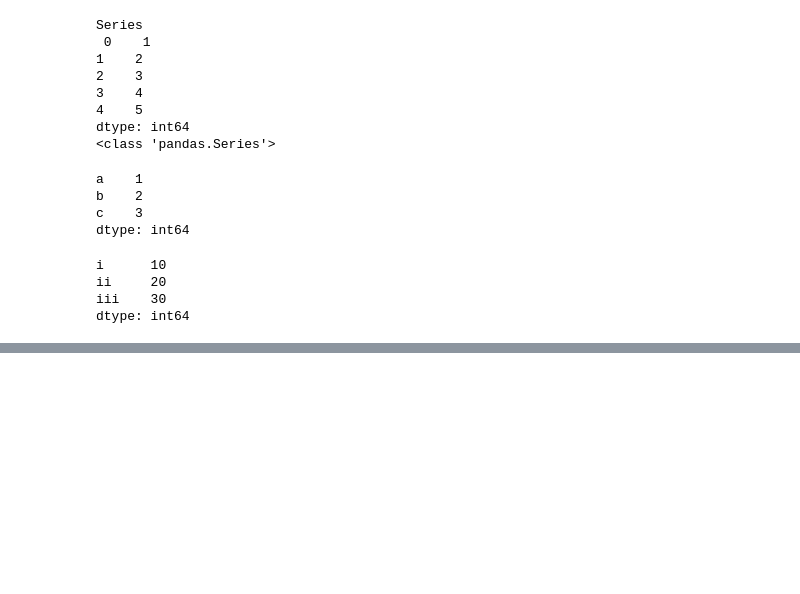
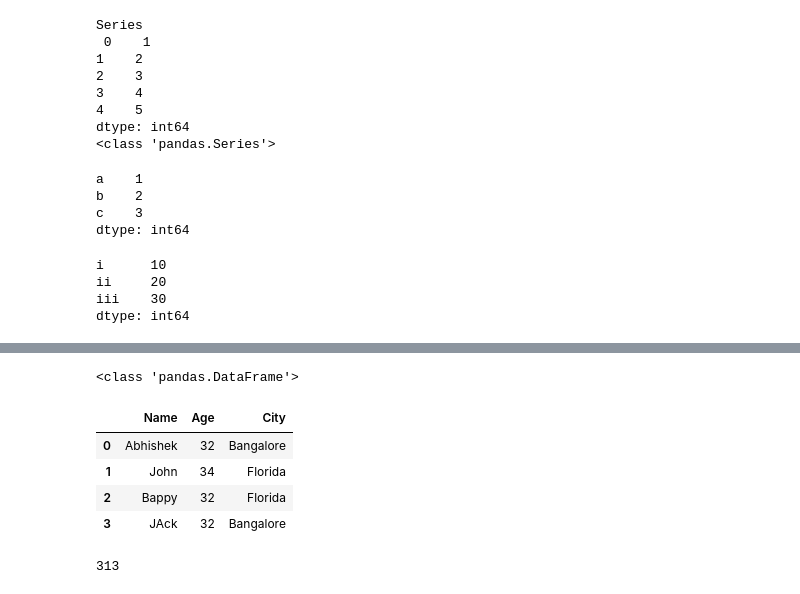
Before and after one commit to Leonidus786/12_2_Weekend, a Jupyter notebook: Data_Analysis_with_Python/9.2-pandas.ipynb, the cells around one changed output, grey strips where cells are left out. Saved outputs shown, nothing was run; the diff lists cells and outputs as text; code cells hidden in the pictures; blank space fills up the shorter version.

Commit message:
Pandas

```diff
--- a/Data_Analysis_with_Python/9.2-pandas.ipynb
+++ b/Data_Analysis_with_Python/9.2-pandas.ipynb
@@ -66,16 +83,29 @@ df
 # %%
 ## Create a Data frame From a List of Dictionaries
 
 data=[
     {'Name':'Abhishek','Age':32,'City':'Bangalore'},
-    {'Name':'John','Age':34,'City':'Bangalore'},
-    {'Name':'Bappy','Age':32,'City':'Bangalore'},
+    {'Name':'John','Age':34,'City':"Florida"},
+    {'Name':'Bappy','Age':32,'City':"Florida"},
     {'Name':'JAck','Age':32,'City':'Bangalore'}
 
 ]
 df=pd.DataFrame(data)
 
 print(type(df))
 df
+# %% [output]
+<class 'pandas.DataFrame'>
+|  | Name | Age | City |
+| 0 | Abhishek | 32 | Bangalore |
+| 1 | John | 34 | Florida |
+| 2 | Bappy | 32 | Florida |
+| 3 | JAck | 32 | Bangalore |
+# %%
+import sys
+
+print(sys.getsizeof(df))
+# %% [output]
+313
 # %%
 import pandas as pd
```
Also changed, not shown: parts of 29 cells of this notebook.
